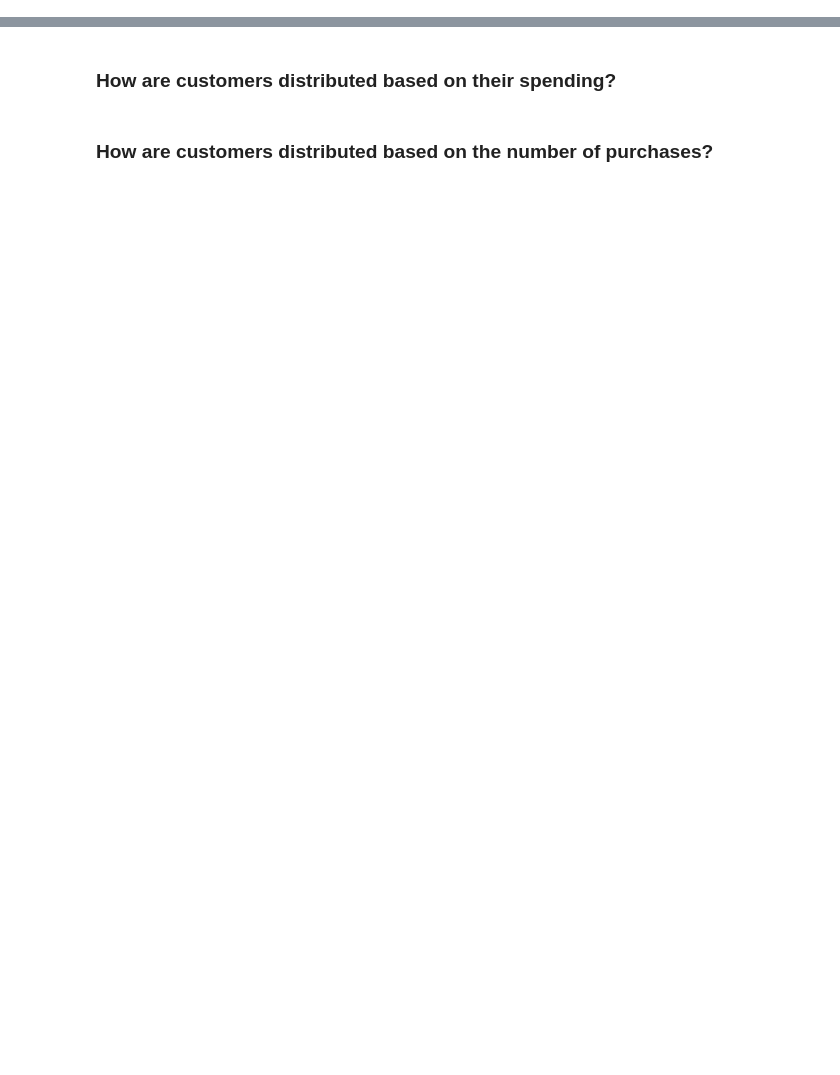
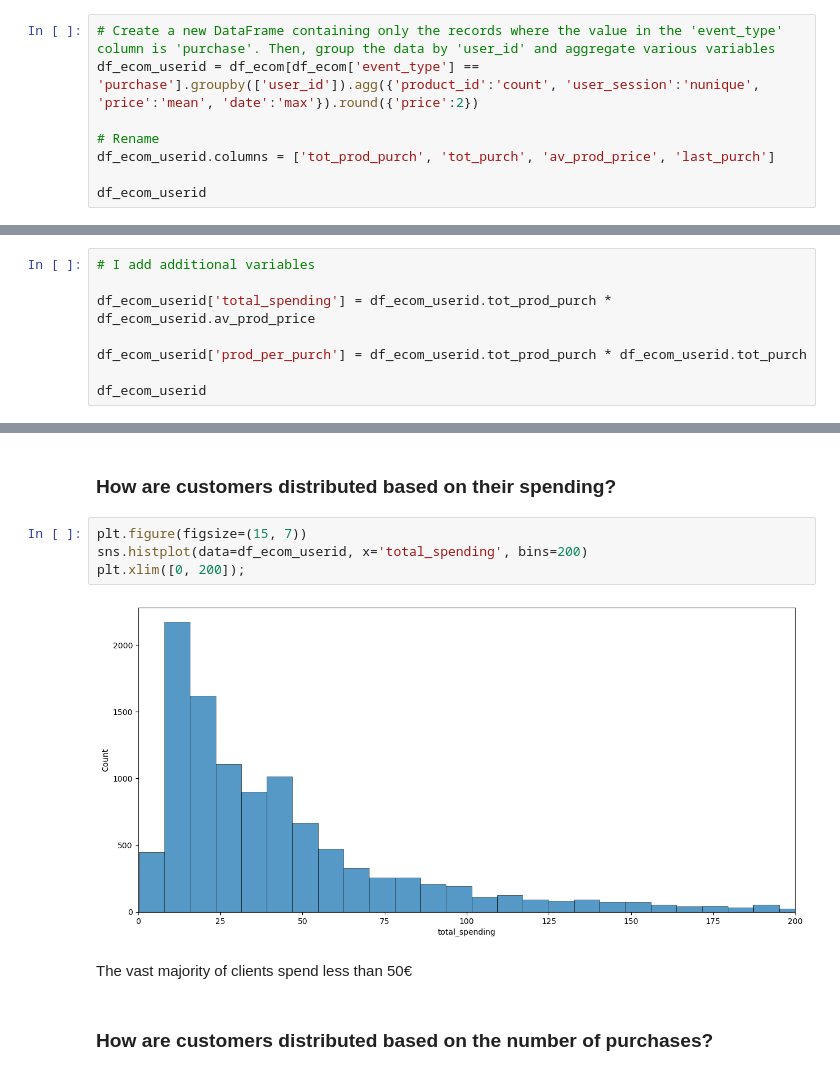
Before and after one commit to javierlopezm/Optimizacion_Ecommerce, a Jupyter notebook: Optimizacion_Ecommerce.ipynb, the cells around one changed output, grey strips where cells are left out. Saved outputs shown, nothing was run; the diff lists cells and outputs as text; blank space fills up the shorter version.

```diff
--- a/Optimizacion_Ecommerce.ipynb
+++ b/Optimizacion_Ecommerce.ipynb
@@ -582,0 +631,8 @@ Statista says that the global cosmetic market (not the ecom one) https://www.sta
+# %%
+# Create a new DataFrame containing only the records where the value in the 'event_type' column is 'purchase'. Then, group the data by 'user_id' and aggregate various variables
+df_ecom_userid = df_ecom[df_ecom['event_type'] == 'purchase'].groupby(['user_id']).agg({'product_id':'count', 'user_session':'nunique', 'price':'mean', 'date':'max'}).round({'price':2})
+
+# Rename
+df_ecom_userid.columns = ['tot_prod_purch', 'tot_purch', 'av_prod_price', 'last_purch']
+
+df_ecom_userid
@@ -582,0 +654,8 @@ Statista says that the global cosmetic market (not the ecom one) https://www.sta
+# %%
+# I add additional variables
+
+df_ecom_userid['total_spending'] = df_ecom_userid.tot_prod_purch * df_ecom_userid.av_prod_price
+
+df_ecom_userid['prod_per_purch'] = df_ecom_userid.tot_prod_purch * df_ecom_userid.tot_purch
+
+df_ecom_userid
@@ -583,4 +677,12 @@ Statista says that the global cosmetic market (not the ecom one) https://www.sta
 # %% [markdown]
 ### How are customers distributed based on their spending?
+# %%
+plt.figure(figsize=(15, 7))
+sns.histplot(data=df_ecom_userid, x='total_spending', bins=200)
+plt.xlim([0, 200]);
+# %% [output]
+[figure, added]
+# %% [markdown]
+The vast majority of clients spend less than 50€
 # %% [markdown]
 ### How are customers distributed based on the number of purchases?
```
Also changed, not shown: parts of 16 cells of this notebook.
